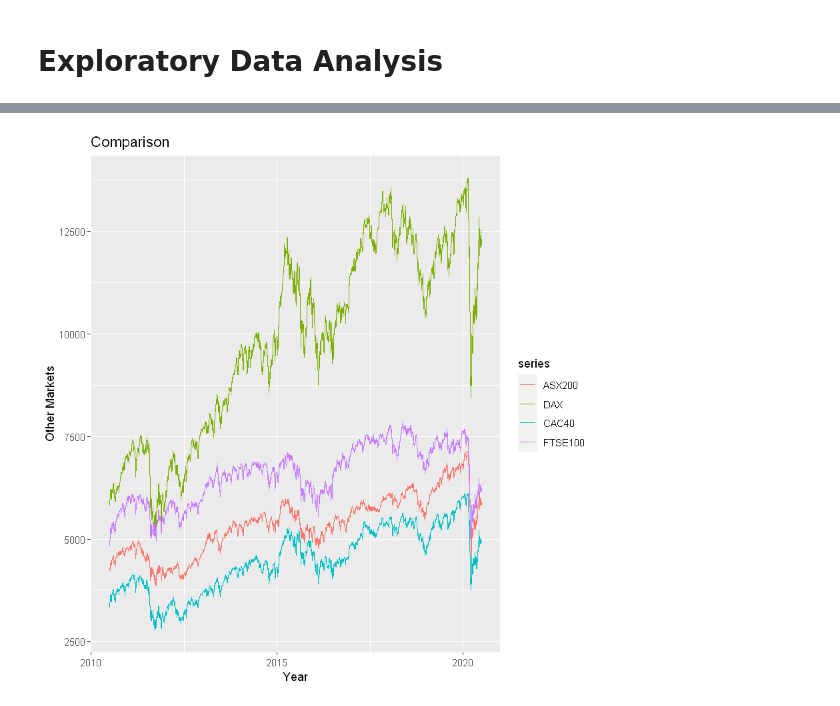
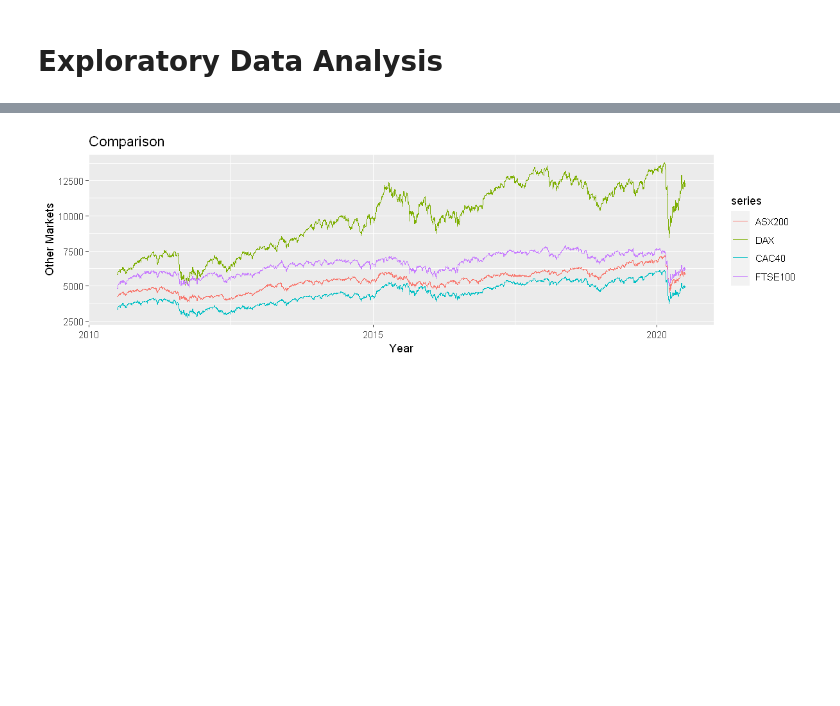
Before and after one commit to HumayunTiwana/MGT6203_Project_Team8, a Jupyter notebook: EDA.ipynb, the cells around one changed output, grey strips where cells are left out. Saved outputs shown, nothing was run; the diff lists cells and outputs as text; code cells hidden in the pictures; blank space fills up the shorter version.

```diff
--- a/EDA.ipynb
+++ b/EDA.ipynb
@@ -39,6 +59,7 @@ library(reshape2)
 # %%
 # Import the data and look at the first six rows
 ASX200_data <- read.csv(file = 'C:/Users/humay/Downloads/ASX200.csv')
+ASX200_data$Date <- as.Date(ASX200_data$Date, format = "%m/%d/%Y")
 head(ASX200_data)
 colnames(ASX200_data)
 # %% [output]
@@ -74,14 +98,15 @@ ggplot(df,aes(x = Date, y = value, color = series,group=series)) +
 # %%
 # combine data for ASX200,DAX,CAC40, FTSE100
 df <-subset(ASX200_data, select=c("Date","ASX200", "DAX","CAC40","FTSE100"))
 df <- melt(df ,  id.vars = 'Date', variable.name = 'series')
 df$Date <- as.Date(ASX200_data$Date, format = "%m/%d/%Y")
+options(repr.plot.width = 10, repr.plot.height = 3)
 ggplot(df,aes(x = Date, y = value, color = series,group=series)) +
          geom_line() +
          labs(x = "Year", y = "Other Markets",
               title = "Comparison")
 # %% [output]
-[figure, old version]
+[figure, new version]
 # %%
 df <-subset(ASX200_data, select=c("Date","ASX200", "Shanghai","Nikkei.225","Hang.Seng"))
 df <- melt(df ,  id.vars = 'Date', variable.name = 'series')
```
Also changed, not shown: parts of 11 cells of this notebook.
